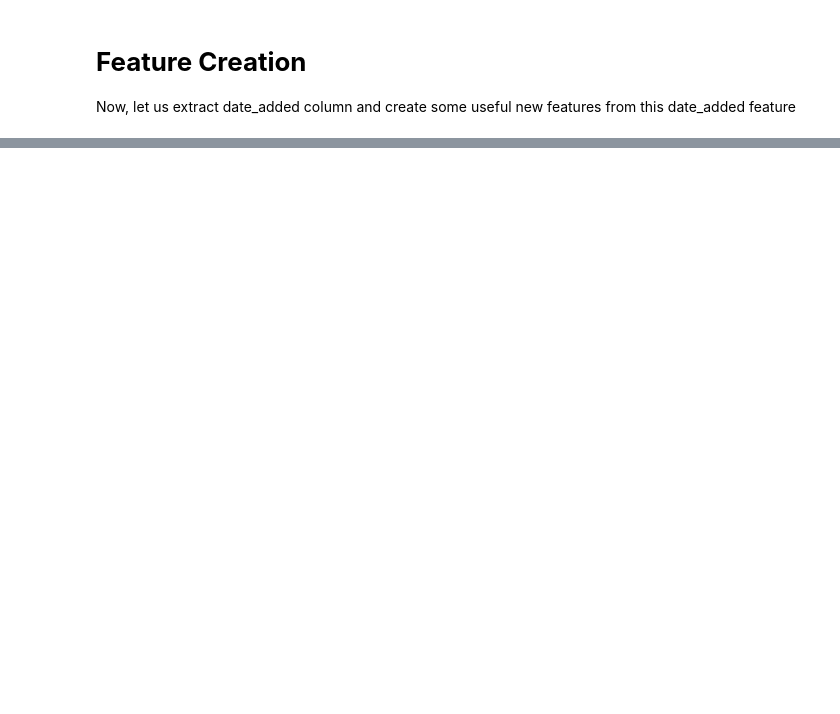
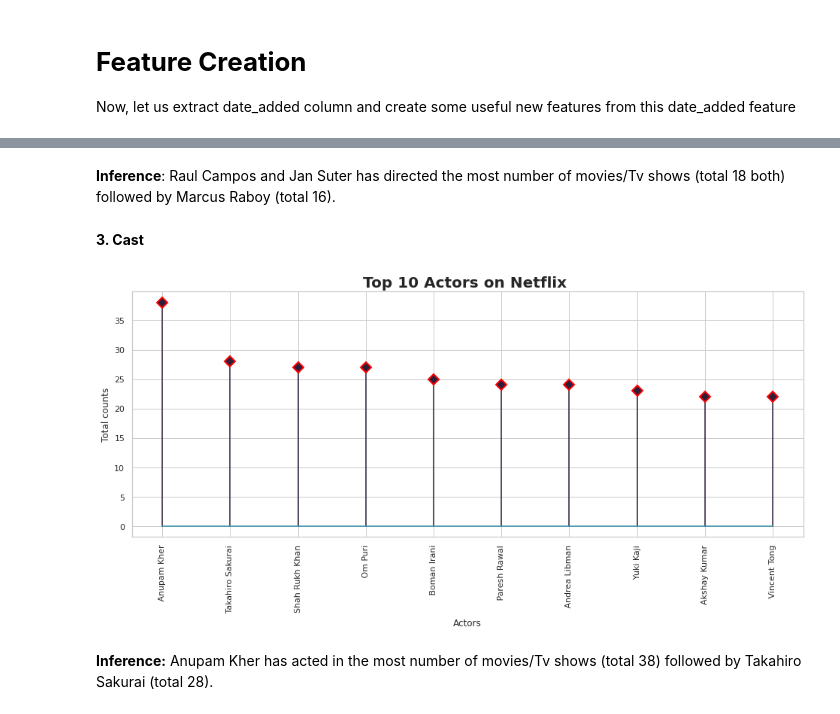
Before and after one commit to shubham-bhadouria/Netflix-Movies-and-TV-shows-clustering, a Jupyter notebook: Netflix_movies_and_TV_show_clustering.ipynb, the cells around one changed output, grey strips where cells are left out. Cells and saved outputs as stored; diff of their text form; code cells hidden in the pictures; blank space fills up the shorter version.

```diff
--- a/Netflix_movies_and_TV_show_clustering.ipynb
+++ b/Netflix_movies_and_TV_show_clustering.ipynb
@@ -250,0 +303,24 @@ Netflix_df.head(2)
+# %% [markdown]
+**Inference**: Raul Campos and Jan Suter has directed the most number of movies/Tv shows (total 18 both) followed by Marcus Raboy (total 16).
+# %% [markdown]
+**3. Cast**
+# %%
+# Top 10 actors on the basis of the total number of shows or movies in which they acted in the dataset
+
+Top_actors = pd.DataFrame(Netflix_df['cast'].str.split(',', expand = True).stack(), columns=['Actors'])     # creating the dataframe which contains only actors by expanding them as each show/movie have multiple actors.
+Top_actors = Top_actors[~(Top_actors['Actors']=='Unknown')]       # taking only those observations whose cast details are listed in the dataset
+Top_actors = Top_actors.groupby(['Actors']).size().reset_index(name = 'Total Content').sort_values("Total Content", ascending=False).head(10)
+x= Top_actors['Actors']
+value = Top_actors['Total Content']
+plt.figure(figsize=(16,6))
+(markers, stemlines, baseline) = plt.stem(x, value)
+plt.setp(markers, marker='D', markersize=10, markeredgecolor="red", markeredgewidth=2)
+plt.title('Top 10 Actors on Netflix ',fontsize = 20,fontweight="bold")
+plt.xlabel('Actors')
+plt.ylabel('Total counts')
+plt.xticks(rotation = 90)
+plt.show()
+# %% [output]
+[figure, added]
+# %% [markdown]
+**Inference:** Anupam Kher has acted in the most number of movies/Tv shows (total 38) followed by Takahiro Sakurai (total 28).
```
Also changed, not shown: parts of 9 cells of this notebook.
